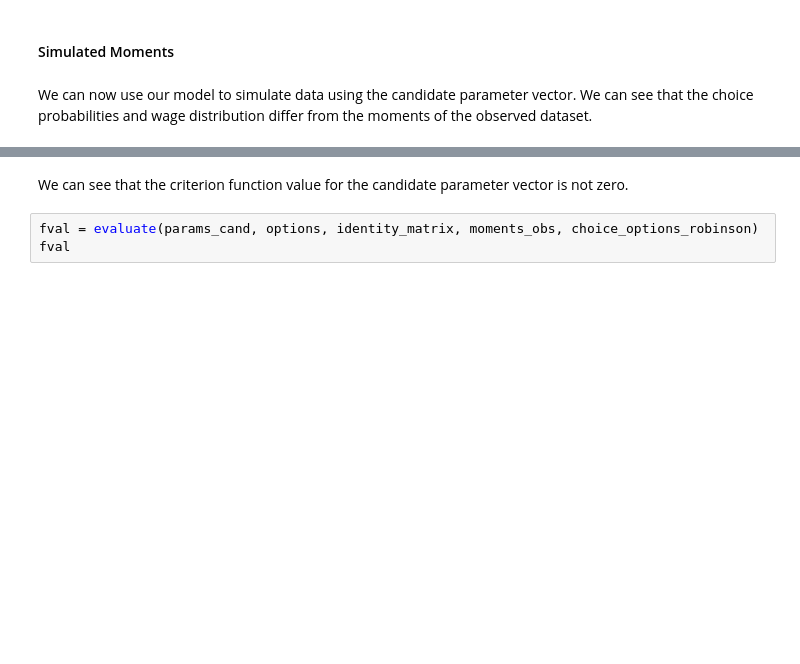
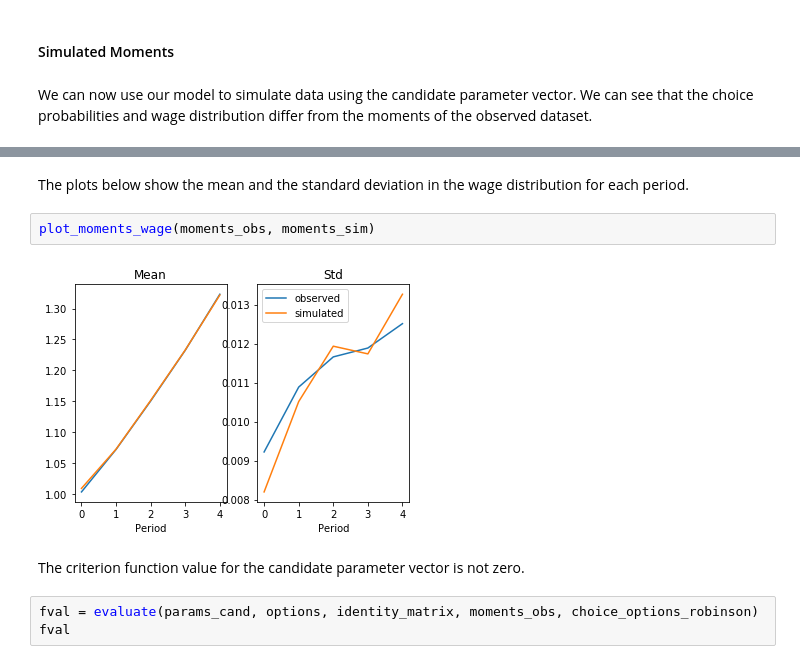
Before and after one commit to OpenSourceEconomics/ekw-lectures, a Jupyter notebook: lectures/99_simulated_method_of_moments/notebook.ipynb, the cells around one changed output, grey strips where cells are left out. Cells and saved outputs as stored; diff of their text form; blank space fills up the shorter version.

```diff
--- a/lectures/99_simulated_method_of_moments/notebook.ipynb
+++ b/lectures/99_simulated_method_of_moments/notebook.ipynb
@@ -214,5 +209,11 @@ Choice Probabilities
+# %% [markdown]
+The plots below show the mean and the standard deviation in the wage distribution for each period.
+# %%
+plot_moments_wage(moments_obs, moments_sim)
+# %% [output]
+[figure, added]
 # %% [markdown]
-We can see that the criterion function value for the candidate parameter vector is not zero.
+The criterion function value for the candidate parameter vector is not zero.
 # %%
 fval = evaluate(params_cand, options, identity_matrix, moments_obs, choice_options_robinson)
 fval
```
Also changed, not shown: parts of 15 cells of this notebook, 1 other file.
